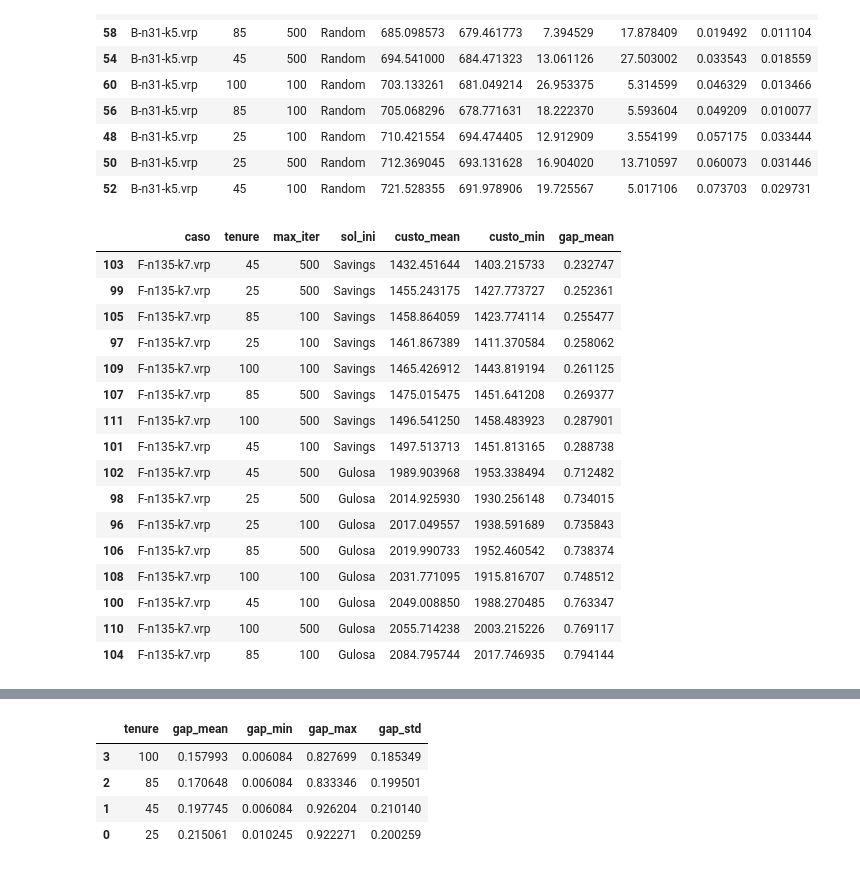
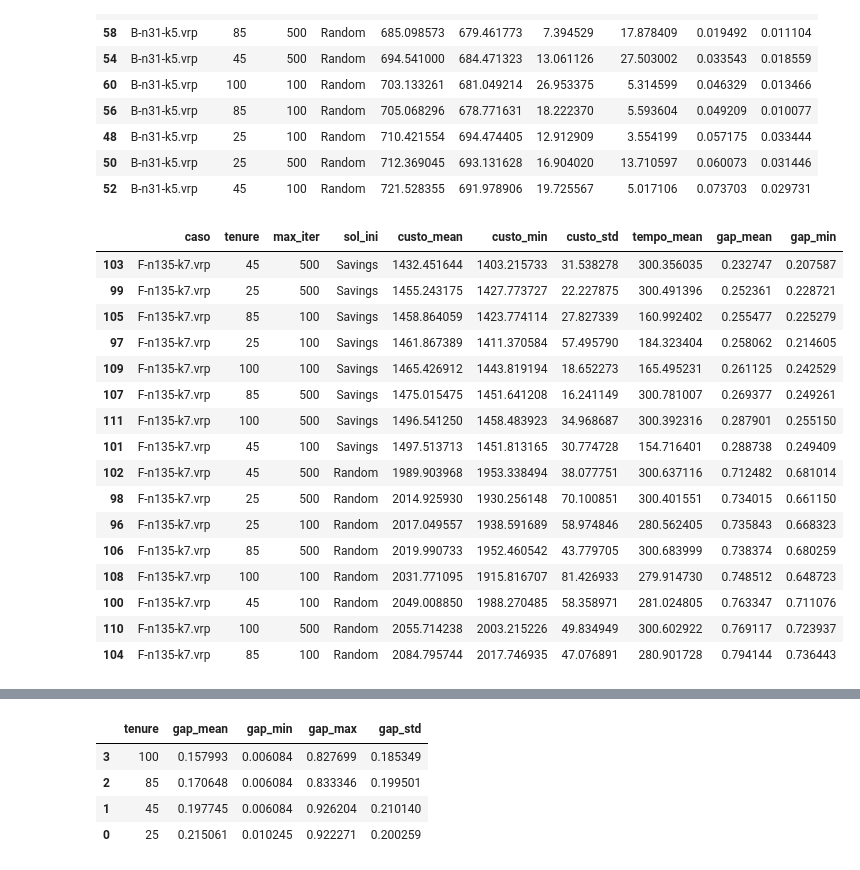
Before and after one commit to AHalic/tabu-search, a Jupyter notebook: log/log2_analysis.ipynb, the cells around one changed output, grey strips where cells are left out. Cells and saved outputs as stored; diff of their text form; code cells hidden in the pictures.

Commit message:
:bar_chart: test_analysis

```diff
--- a/log/log2_analysis.ipynb
+++ b/log/log2_analysis.ipynb
@@ -227,26 +227,26 @@ casos_bn31k5.sort_values('gap_mean')
 | 52 | B-n31-k5.vrp | 45 | 100 | Random | 721.528355 | 691.978906 | 19.725567 | 5.017106 | 0.073703 | 0.029731 |
 # %%
 #F-n135-k7
-sorted_fn135 = test_data4.loc[test_data3.caso == "F-n135-k7.vrp"].sort_values('gap_mean')
+sorted_fn135 = test_data3.loc[test_data3.caso == "F-n135-k7.vrp"].sort_values('gap_mean')
 sorted_fn135
 # %% [output]
-|  | caso | tenure | max_iter | sol_ini | custo_mean | custo_min | gap_mean |
-| 103 | F-n135-k7.vrp | 45 | 500 | Savings | 1432.451644 | 1403.215733 | 0.232747 |
-| 99 | F-n135-k7.vrp | 25 | 500 | Savings | 1455.243175 | 1427.773727 | 0.252361 |
-| 105 | F-n135-k7.vrp | 85 | 100 | Savings | 1458.864059 | 1423.774114 | 0.255477 |
-| 97 | F-n135-k7.vrp | 25 | 100 | Savings | 1461.867389 | 1411.370584 | 0.258062 |
-| 109 | F-n135-k7.vrp | 100 | 100 | Savings | 1465.426912 | 1443.819194 | 0.261125 |
-| 107 | F-n135-k7.vrp | 85 | 500 | Savings | 1475.015475 | 1451.641208 | 0.269377 |
-| 111 | F-n135-k7.vrp | 100 | 500 | Savings | 1496.541250 | 1458.483923 | 0.287901 |
-| 101 | F-n135-k7.vrp | 45 | 100 | Savings | 1497.513713 | 1451.813165 | 0.288738 |
-| 102 | F-n135-k7.vrp | 45 | 500 | Gulosa | 1989.903968 | 1953.338494 | 0.712482 |
-| 98 | F-n135-k7.vrp | 25 | 500 | Gulosa | 2014.925930 | 1930.256148 | 0.734015 |
-| 96 | F-n135-k7.vrp | 25 | 100 | Gulosa | 2017.049557 | 1938.591689 | 0.735843 |
-| 106 | F-n135-k7.vrp | 85 | 500 | Gulosa | 2019.990733 | 1952.460542 | 0.738374 |
-| 108 | F-n135-k7.vrp | 100 | 100 | Gulosa | 2031.771095 | 1915.816707 | 0.748512 |
-| 100 | F-n135-k7.vrp | 45 | 100 | Gulosa | 2049.008850 | 1988.270485 | 0.763347 |
-| 110 | F-n135-k7.vrp | 100 | 500 | Gulosa | 2055.714238 | 2003.215226 | 0.769117 |
-| 104 | F-n135-k7.vrp | 85 | 100 | Gulosa | 2084.795744 | 2017.746935 | 0.794144 |
+|  | caso | tenure | max_iter | sol_ini | custo_mean | custo_min | custo_std | tempo_mean | gap_mean | gap_min |
+| 103 | F-n135-k7.vrp | 45 | 500 | Savings | 1432.451644 | 1403.215733 | 31.538278 | 300.356035 | 0.232747 | 0.207587 |
+| 99 | F-n135-k7.vrp | 25 | 500 | Savings | 1455.243175 | 1427.773727 | 22.227875 | 300.491396 | 0.252361 | 0.228721 |
+| 105 | F-n135-k7.vrp | 85 | 100 | Savings | 1458.864059 | 1423.774114 | 27.827339 | 160.992402 | 0.255477 | 0.225279 |
+| 97 | F-n135-k7.vrp | 25 | 100 | Savings | 1461.867389 | 1411.370584 | 57.495790 | 184.323404 | 0.258062 | 0.214605 |
+| 109 | F-n135-k7.vrp | 100 | 100 | Savings | 1465.426912 | 1443.819194 | 18.652273 | 165.495231 | 0.261125 | 0.242529 |
+| 107 | F-n135-k7.vrp | 85 | 500 | Savings | 1475.015475 | 1451.641208 | 16.241149 | 300.781007 | 0.269377 | 0.249261 |
+| 111 | F-n135-k7.vrp | 100 | 500 | Savings | 1496.541250 | 1458.483923 | 34.968687 | 300.392316 | 0.287901 | 0.255150 |
+| 101 | F-n135-k7.vrp | 45 | 100 | Savings | 1497.513713 | 1451.813165 | 30.774728 | 154.716401 | 0.288738 | 0.249409 |
+| 102 | F-n135-k7.vrp | 45 | 500 | Random | 1989.903968 | 1953.338494 | 38.077751 | 300.637116 | 0.712482 | 0.681014 |
+| 98 | F-n135-k7.vrp | 25 | 500 | Random | 2014.925930 | 1930.256148 | 70.100851 | 300.401551 | 0.734015 | 0.661150 |
+| 96 | F-n135-k7.vrp | 25 | 100 | Random | 2017.049557 | 1938.591689 | 58.974846 | 280.562405 | 0.735843 | 0.668323 |
+| 106 | F-n135-k7.vrp | 85 | 500 | Random | 2019.990733 | 1952.460542 | 43.779705 | 300.683999 | 0.738374 | 0.680259 |
+| 108 | F-n135-k7.vrp | 100 | 100 | Random | 2031.771095 | 1915.816707 | 81.426933 | 279.914730 | 0.748512 | 0.648723 |
+| 100 | F-n135-k7.vrp | 45 | 100 | Random | 2049.008850 | 1988.270485 | 58.358971 | 281.024805 | 0.763347 | 0.711076 |
+| 110 | F-n135-k7.vrp | 100 | 500 | Random | 2055.714238 | 2003.215226 | 49.834949 | 300.602922 | 0.769117 | 0.723937 |
+| 104 | F-n135-k7.vrp | 85 | 100 | Random | 2084.795744 | 2017.746935 | 47.076891 | 280.901728 | 0.794144 | 0.736443 |
 # %%
 test_data4 = test_data3.loc[test_data3.caso == 'A-n32-k5.vrp']
 # %%
```
